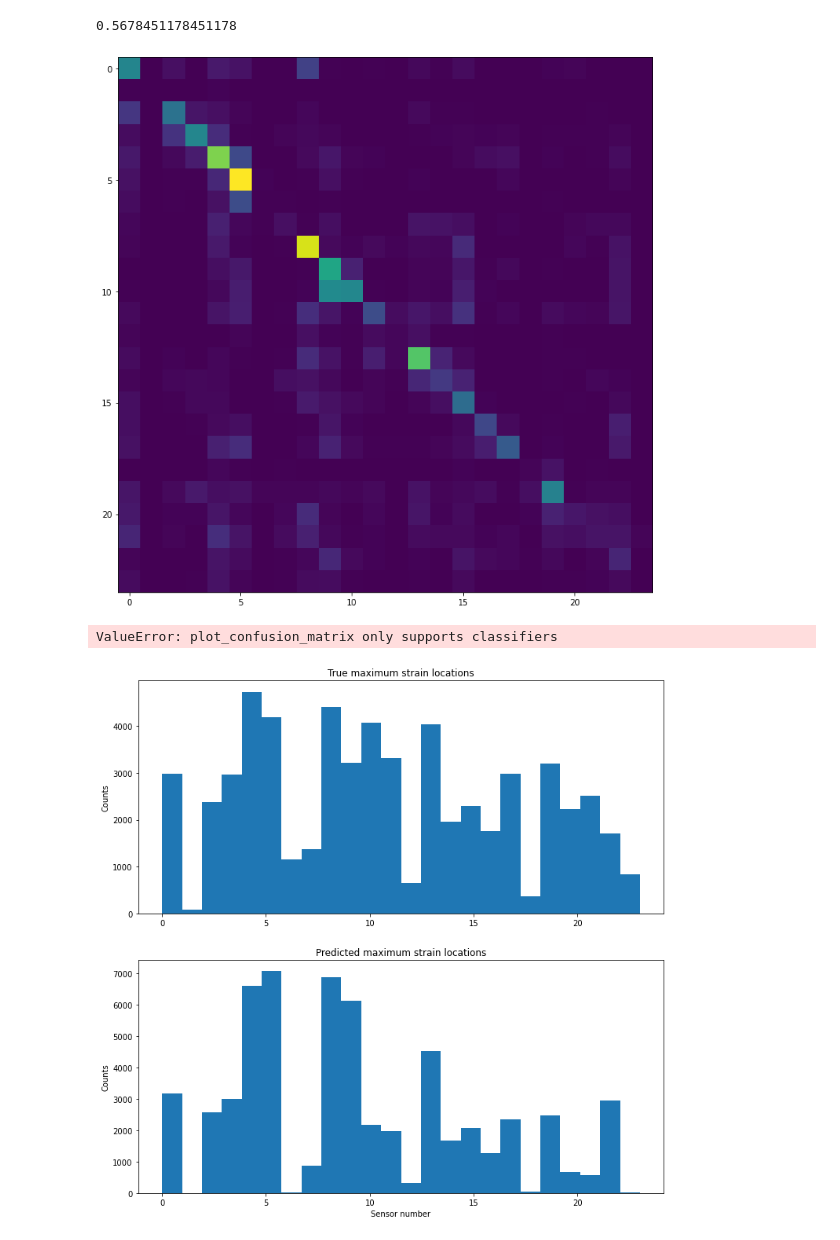
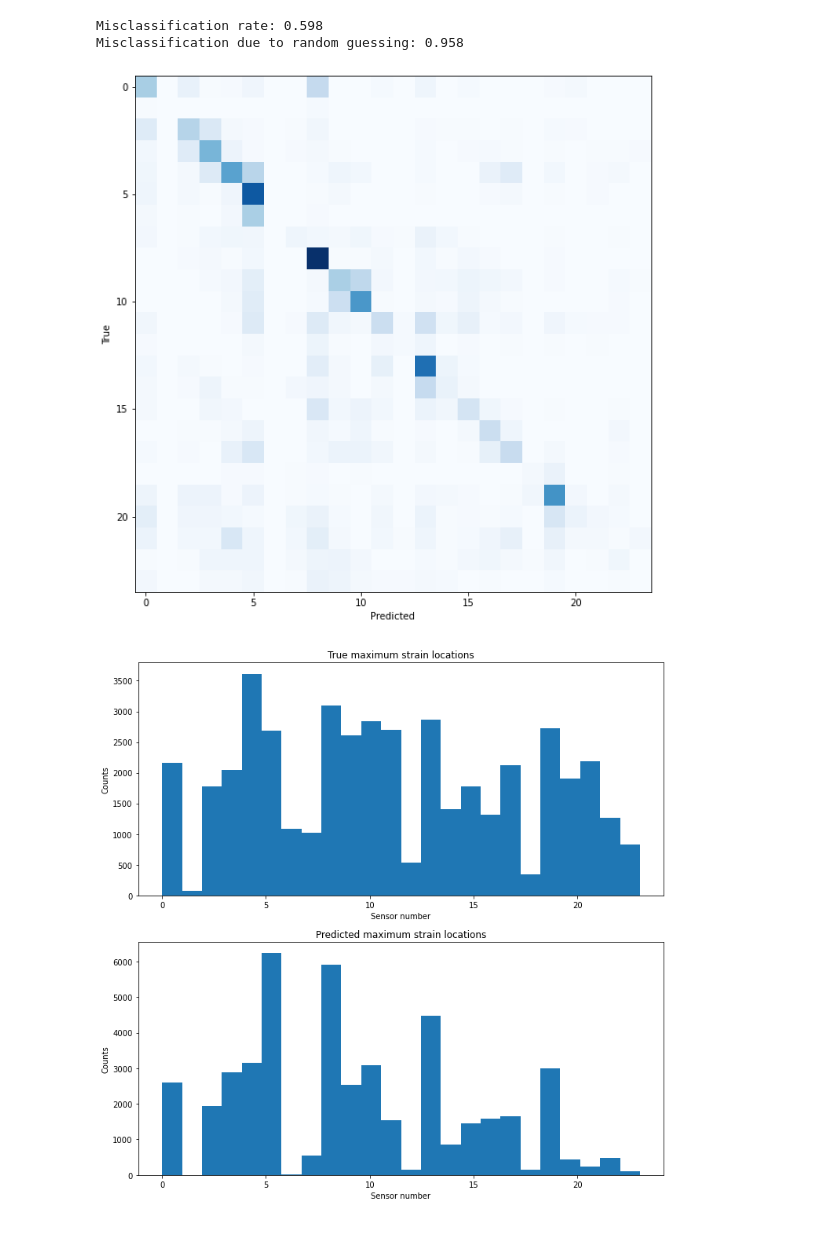
Before and after one commit to MartinLieber/VIV_prediction, a Jupyter notebook: Stress_prediction_RNN.ipynb, the cells around one changed output. Cells and saved outputs as stored; diff of their text form; code cells hidden in the pictures.

Commit message:
Updated version of LSTM classification

```diff
--- a/Stress_prediction_RNN.ipynb
+++ b/Stress_prediction_RNN.ipynb
@@ -94,10 +87,9 @@ sensor_transform_index_cf = np.argmin(sensor_diff_cf,axis=1)
 #X = np.vstack((time,pos_IL,pos_CF,vel_IL,vel_CF,acc_IL,acc_CF)).transpose()
 X = np.vstack((time,acc_IL,acc_CF)).transpose()
 #Y = np.vstack((strain_CF.argmax(axis=0),strain_IL.argmax(axis=0))).transpose()
-Y = np.vstack((strain_CF.argmax(axis=0))).transpose()
+Y = np.vstack(max_strain_CF).transpose()
 scaler = StandardScaler().fit(X)
 X = scaler.transform(X)
-#Y = (Y-Y.min())/(Y.max()-Y.min())
 
 n_features = X.shape[1]
 b_size = 100
@@ -107,33 +99,32 @@ n_batches = int(X.shape[0]/b_size)
 X = X.reshape(n_batches,b_size,n_features)
 Y = Y.reshape(n_batches,b_size,n_outputs)
 
-X_train, X_test, y_train, y_test = train_test_split(X, Y, test_size=0.33, random_state=42,shuffle=False)
+X_train, X_test, y_train, y_test = train_test_split(X, Y, test_size=0.25, random_state=42,shuffle=False)
+X_train, X_val, y_train, y_val = train_test_split(X_train, y_train, test_size=0.25, random_state=1, shuffle=False)
 
 t_train = X_train[:,:,0]
+t_val = X_val[:,:,0]
 t_test = X_test[:,:,0]
 X_train = X_train[:,:,0:-1]
 X_test = X_test[:,:,0:-1]
+X_val = X_val[:,:,0:-1]
+
 
 n_features = n_features-1
 n_outputs = Y.max()+1
 # %%
+# Classification
 model = Sequential(name='LSTM')
 model.add(LSTM(
     units=100,
     batch_input_shape=(None,X.shape[1],n_features),
     return_sequences=True,
-    dropout=0,
-    recurrent_dropout=0))
-model.add(LSTM(
-    units=100,
-    batch_input_shape=(None,X.shape[1],n_features),
-    return_sequences=True,
     dropout=0.1,
-    recurrent_dropout=0))
-model.add(Dense(50,activation='relu'))
-model.add(Dropout(0))
+    recurrent_dropout=0.1,
+    activation='tanh'))
+model.add(Dense(50,activation='tanh'))
+model.add(Dropout(0.2))
 model.add(Dense(n_outputs, activation='softmax'))
-model.add(MaxPooling1D(pool_size=1))
 
 model.summary()
 model.compile(optimizer="Adam", loss="sparse_categorical_crossentropy", metrics=['SparseCategoricalAccuracy'])
@@ -159,7 +146,7 @@ Trainable params: 133,474
 Non-trainable params: 0
 _________________________________________________________________
 # %%
-callback = tf.keras.callbacks.EarlyStopping(monitor='loss', patience=3)
-model.fit(X_train,y_train,epochs=100,callbacks=callback)
+callback = tf.keras.callbacks.EarlyStopping(monitor='val_loss', patience=3)
+model.fit(X_train,y_train,epochs=100,callbacks=callback,validation_data=(X_val, y_val),validation_steps=10)
 # %% [output]
 Epoch 1/100
@@ -189,3 +170,3 @@ INFO:tensorflow:Assets written to: RNN_01\assets
 # %%
 y_pred = model.predict(X_test)
-y_pred=y_pred.argmax(axis=2)
+y_pred_amax = y_pred.argmax(axis=2)
@@ -210,30 +191,26 @@ plt.show()
 # %%
-from sklearn.metrics import confusion_matrix
-
-y_p = y_pred.reshape(-1,1)
+y_p = y_pred_amax.reshape(-1,1)
 y_true = y_test.reshape(-1,1)
 
 cm = confusion_matrix(y_true,y_p)
 misclassification_rate = 1-np.diagonal(cm).sum()/y_true.shape[0]
-print(misclassification_rate)
+print(f'Misclassification rate: {round(misclassification_rate,3)}')
+print(f'Misclassification due to random guessing: {round(1-1/len(str_cf),3)}')
 
-from seaborn import heatmap
-
-plt.figure(figsize=(12,12))
-plt.imshow(cm)
+plt.figure(figsize=(10,10))
+plt.imshow(cm,cmap='Blues')
+plt.xlabel('Predicted')
+plt.ylabel('True')
 plt.show()
 # %% [output]
-0.5678451178451178
+Misclassification rate: 0.598
+Misclassification due to random guessing: 0.958
-[figure, old version]
+[figure, new version]
-# %%
-from sklearn.metrics import plot_confusion_matrix
-plot_confusion_matrix(model,X_test,y_pred)
-# %% [output]
-ValueError: plot_confusion_matrix only supports classifiers
 # %%
 fig, ax = plt.subplots(2,figsize=(12,12))
 ax[0].hist(y_true,bins=24)
 ax[1].hist(y_p,bins=24)
+ax[0].set_xlabel('Sensor number')
 ax[1].set_xlabel('Sensor number')
 ax[0].set_ylabel('Counts')
 ax[1].set_ylabel('Counts')
@@ -241,4 +218,4 @@ ax[0].set_title('True maximum strain locations')
 ax[1].set_title('Predicted maximum strain locations')
 plt.show()
 # %% [output]
-[figure, old version]
+[figure, new version]
```
Also changed, not shown: parts of 10 cells of this notebook.
